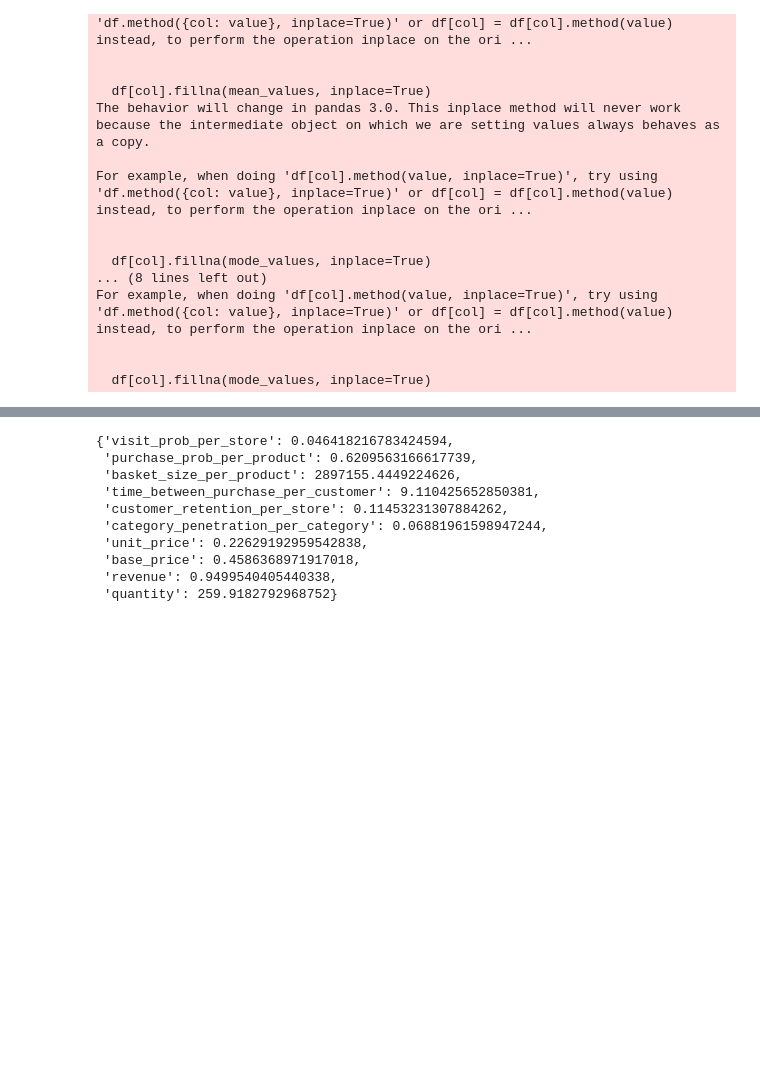
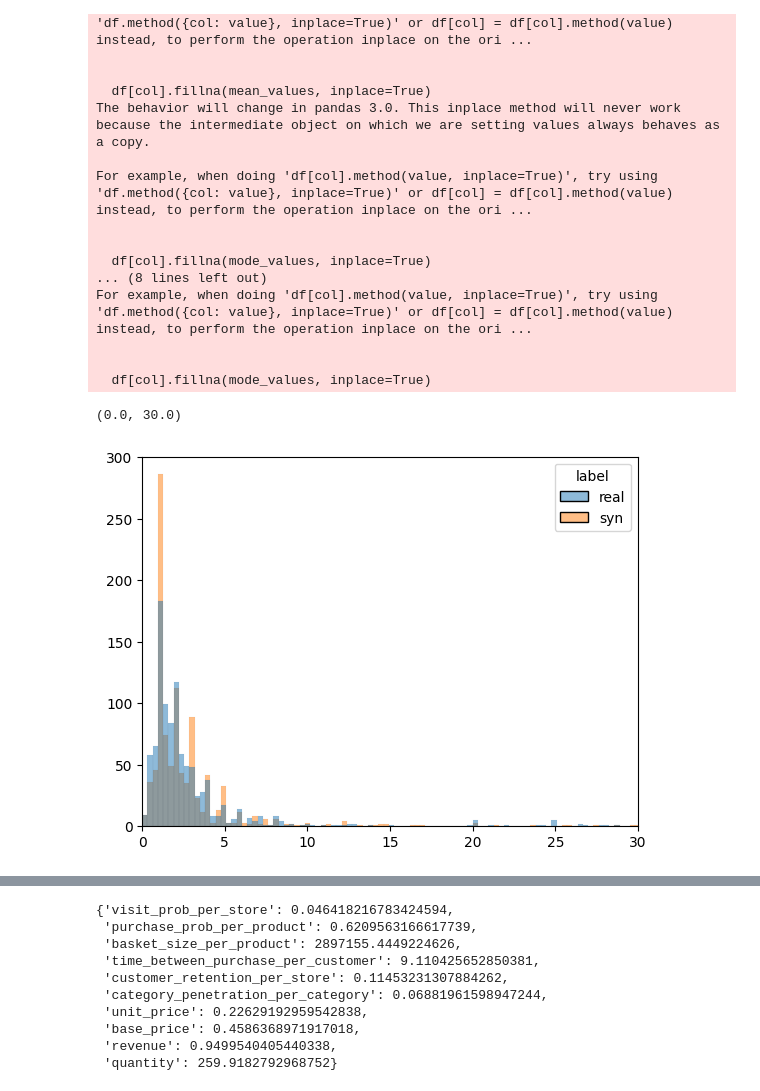
Before and after one commit to YuXia-SR/syncomp, a Jupyter notebook: notebooks/report.ipynb, the cells around one changed output, grey strips where cells are left out. Cells and saved outputs as stored; diff of their text form; code cells hidden in the pictures; blank space fills up the shorter version.

```diff
--- a/notebooks/report.ipynb
+++ b/notebooks/report.ipynb
@@ -89,3 +94,9 @@ For example, when doing 'df[col].method(value, inplace=True)', try using 'df.met
 
 
   df[col].fillna(mode_values, inplace=True)
+# %%
+ax = plot_hist(real_fidelity_info[0]["revenue"], syn_fidelity_info[0]["revenue"])
+ax.set_xlim(0, 30)
+# %% [output]
+(0.0, 30.0)
+[figure, added]
```
Also changed, not shown: parts of 10 cells of this notebook, 3 other files.
